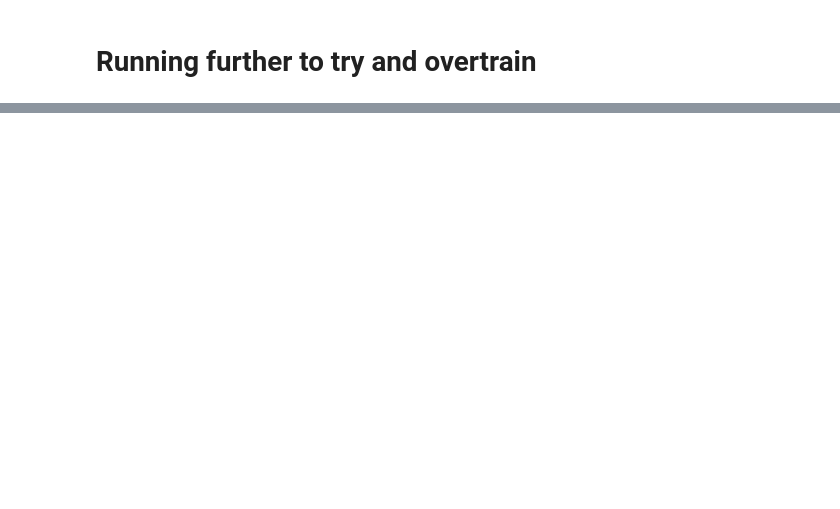
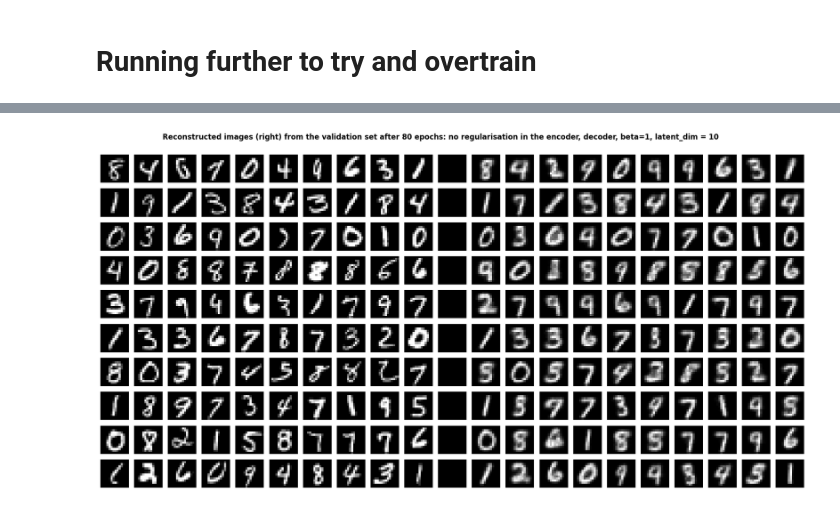
Before and after one commit to AtSourav/Beta-VAE-on-MNIST, a Jupyter notebook: MNIST_beta1_noreg_l10.ipynb, the cells around one changed output, grey strips where cells are left out. Saved outputs shown, nothing was run; the diff lists cells and outputs as text; code cells hidden in the pictures; blank space fills up the shorter version.

```diff
--- a/MNIST_beta1_noreg_l10.ipynb
+++ b/MNIST_beta1_noreg_l10.ipynb
@@ -517,0 +552,27 @@ for i in range(210):
+# %%
+_,_,z_valid_sample = encoder(img_valid_sample)
+img_recon_valid = decoder(z_valid_sample)
+
+digits_valid_recon = plt.figure(figsize=(21,10))
+
+digits_valid_recon.suptitle('Reconstructed images (right) from the validation set after 80 epochs: no regularisation in the encoder, decoder, beta=1, latent_dim = 10', fontweight= 'bold', y=0.93)
+
+digits_valid_recon.tight_layout()
+
+for i in range(210):
+  digits_valid_recon.add_subplot(10,21,i+1)
+  j = int(np.floor(i/21))
+  if (i%21) <10:
+    img = img_valid[va_tg_indices[j*10 + (i%21)]]
+    plt.imshow(img, cmap='gray')
+    plt.axis('off')
+  elif (i%21)==10:
+    img = np.ones((14,14,1))
+    plt.imshow(img, cmap='gray')
+    plt.axis('off')
+  else:
+    img = img_recon_valid[j*10 + (i%21) - 11]
+    plt.imshow(img, cmap='gray')
+    plt.axis('off')
+# %% [output]
+[figure, added]
```
Also changed, not shown: parts of 29 cells of this notebook.
